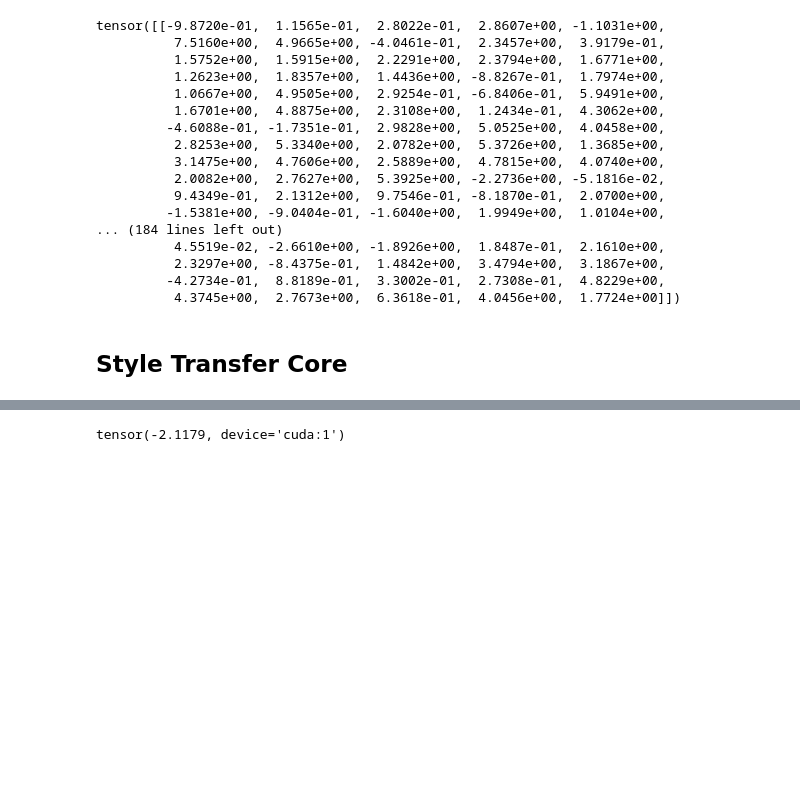
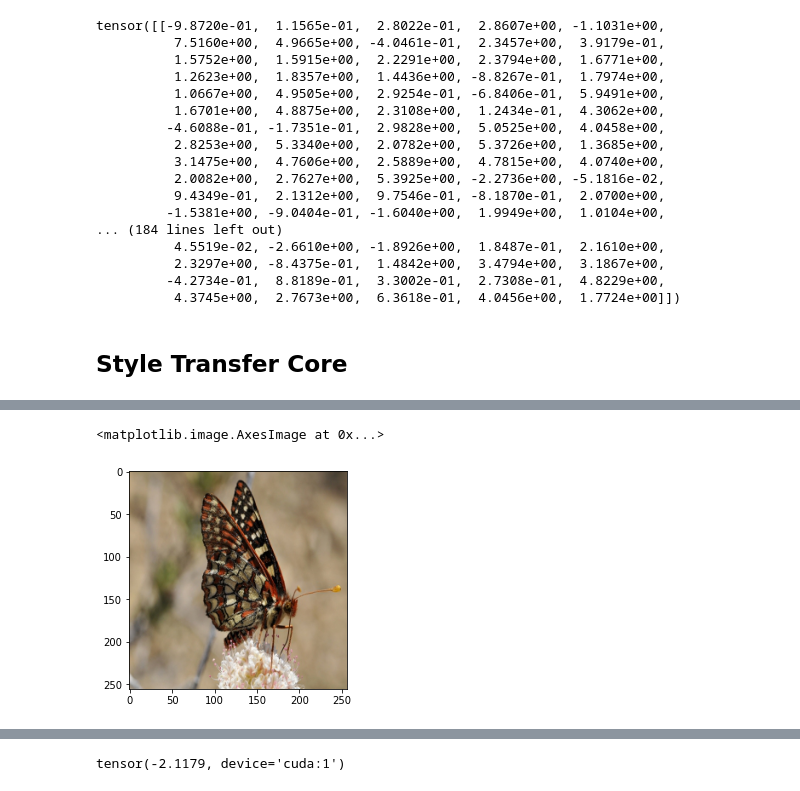
Before and after one commit to hackgoofer/neural_style_transfer, a Jupyter notebook: demo.ipynb, the cells around one changed output, grey strips where cells are left out. Saved outputs shown, nothing was run; the diff lists cells and outputs as text; code cells hidden in the pictures; blank space fills up the shorter version.

```diff
--- a/demo.ipynb
+++ b/demo.ipynb
@@ -234,0 +209,15 @@ def neural_style_transfer(model, content_image, style_image, transfered_image, n
+# %%
+def read_input_for_view(img_path):
+    trans = transforms.Compose([
+        transforms.Resize((256, 256)),
+        transforms.ToTensor(),
+    ])
+    image = Image.open(img_path)
+    image = trans(image)
+    return image.numpy()
+# %%
+content_image = read_input_for_view(content_path)
+plt.imshow(content_image.transpose(1,2,0))
+# %% [output]
+<matplotlib.image.AxesImage at 0x...>
+[figure, added]
```
Also changed, not shown: parts of 17 cells of this notebook.
